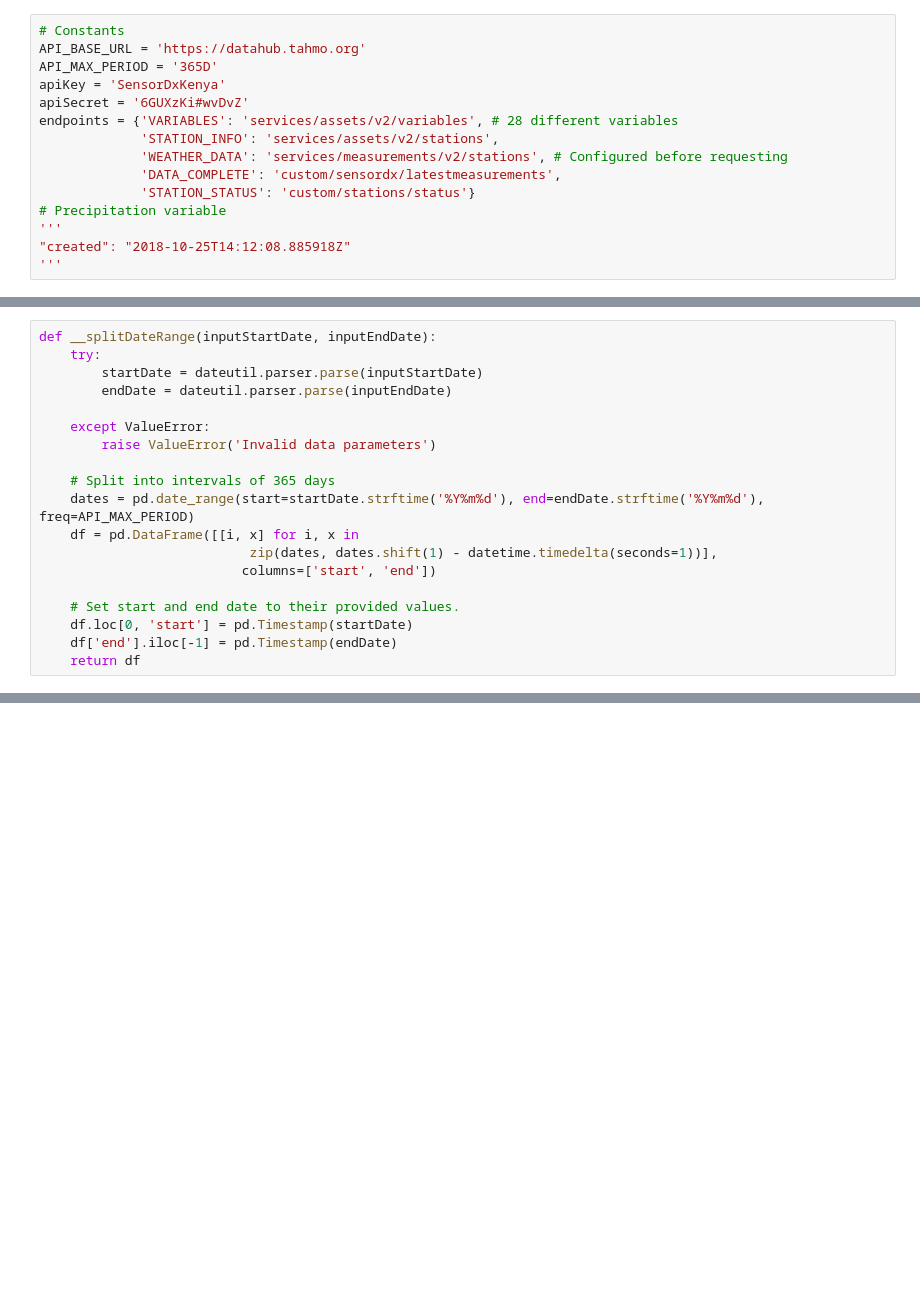
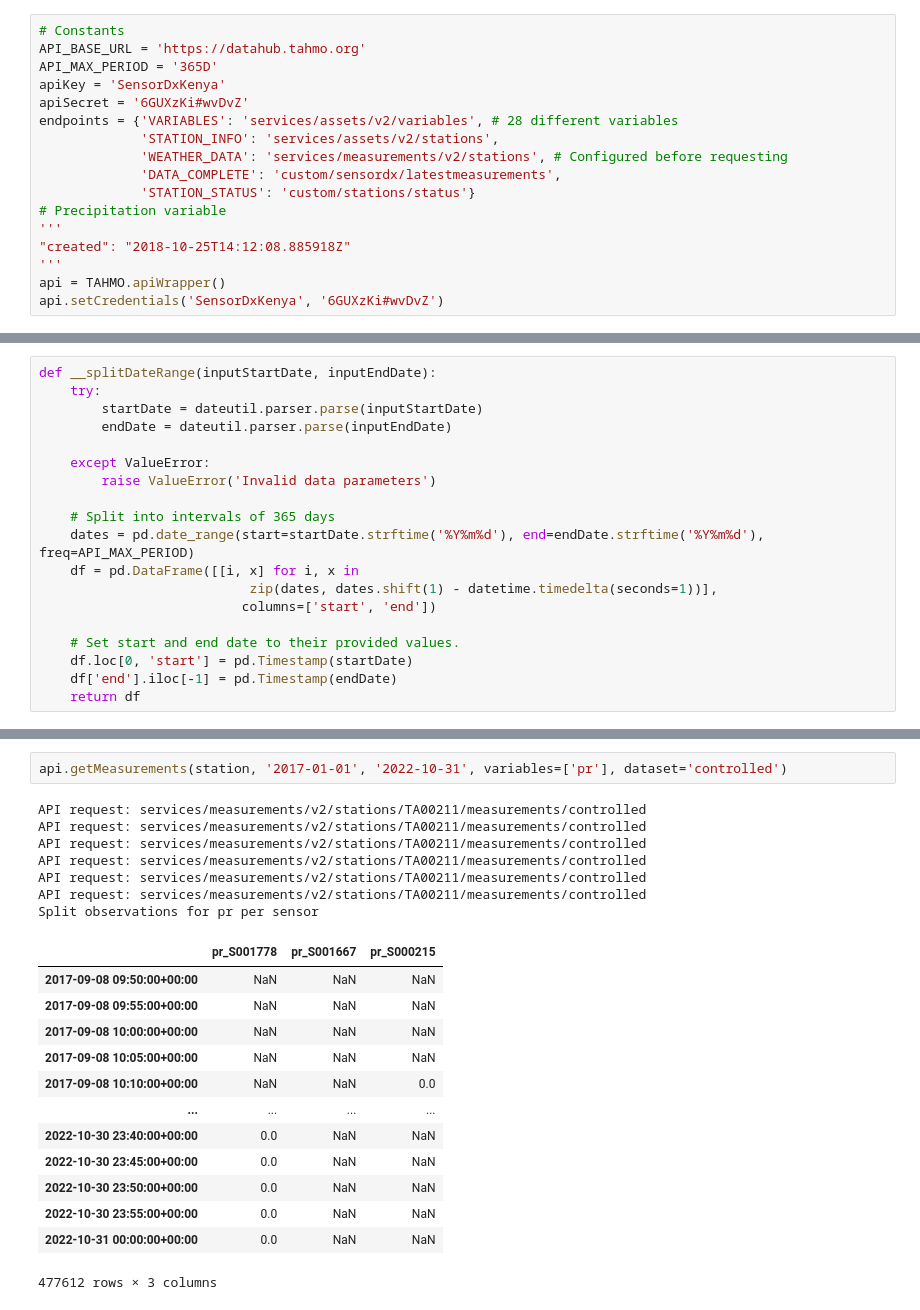
Before and after one commit to DeKUT-DSAIL/bson, a Jupyter notebook: clog_test.ipynb, the cells around one changed output, grey strips where cells are left out. Cells and saved outputs as stored; diff of their text form; blank space fills up the shorter version.

```diff
--- a/clog_test.ipynb
+++ b/clog_test.ipynb
@@ -53,3 +55,5 @@ endpoints = {'VARIABLES': 'services/assets/v2/variables', # 28 different variabl
 '''
 "created": "2018-10-25T14:12:08.885918Z"
 '''
+api = TAHMO.apiWrapper()
+api.setCredentials('SensorDxKenya', '6GUXzKi#wvDvZ')
@@ -135,0 +198,23 @@ __splitDateRange('2017-01-01', '2022-10-31')
+# %%
+api.getMeasurements(station, '2017-01-01', '2022-10-31', variables=['pr'], dataset='controlled')
+# %% [output]
+API request: services/measurements/v2/stations/TA00211/measurements/controlled
+API request: services/measurements/v2/stations/TA00211/measurements/controlled
+API request: services/measurements/v2/stations/TA00211/measurements/controlled
+API request: services/measurements/v2/stations/TA00211/measurements/controlled
+API request: services/measurements/v2/stations/TA00211/measurements/controlled
+API request: services/measurements/v2/stations/TA00211/measurements/controlled
+Split observations for pr per sensor
+|  | pr_S001778 | pr_S001667 | pr_S000215 |
+| 2017-09-08 09:50:00+00:00 | NaN | NaN | NaN |
+| 2017-09-08 09:55:00+00:00 | NaN | NaN | NaN |
+| 2017-09-08 10:00:00+00:00 | NaN | NaN | NaN |
+| 2017-09-08 10:05:00+00:00 | NaN | NaN | NaN |
+| 2017-09-08 10:10:00+00:00 | NaN | NaN | 0.0 |
+| ... | ... | ... | ... |
+| 2022-10-30 23:40:00+00:00 | 0.0 | NaN | NaN |
+| 2022-10-30 23:45:00+00:00 | 0.0 | NaN | NaN |
+| 2022-10-30 23:50:00+00:00 | 0.0 | NaN | NaN |
+| 2022-10-30 23:55:00+00:00 | 0.0 | NaN | NaN |
+| 2022-10-31 00:00:00+00:00 | 0.0 | NaN | NaN |
+477612 rows × 3 columns
```
Also changed, not shown: parts of 18 cells of this notebook.
